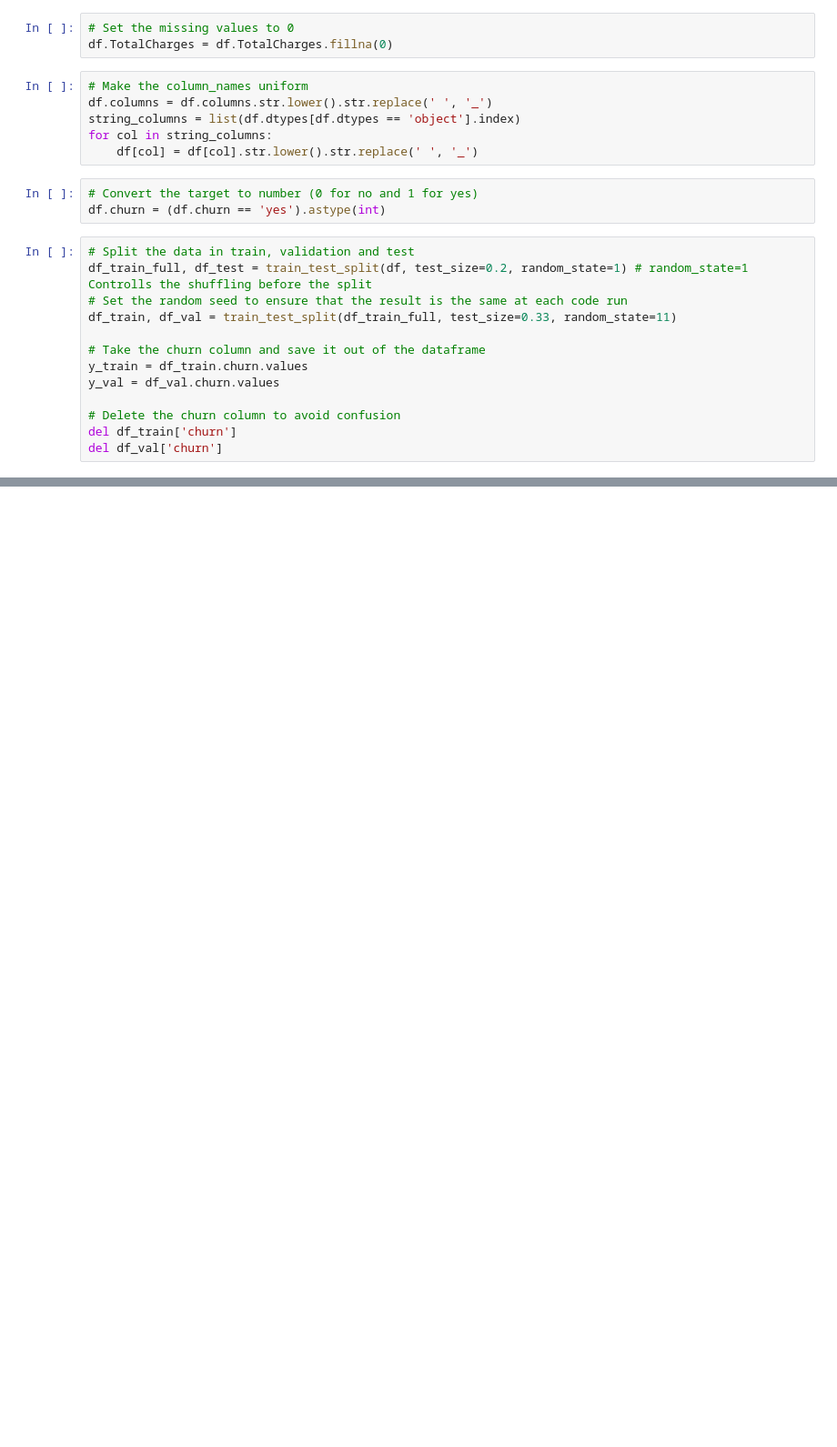
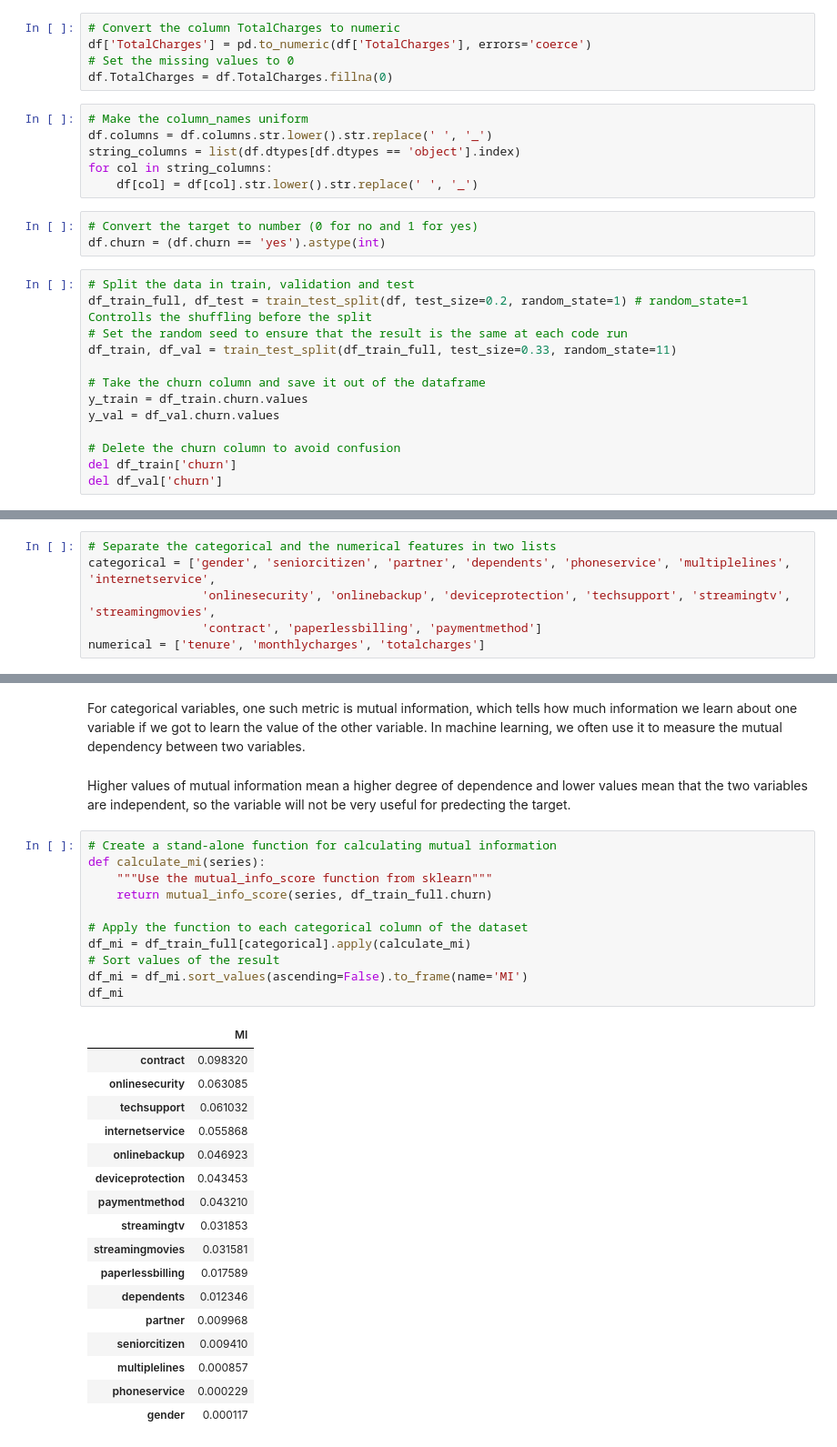
Before and after one commit to said-cs/Telco-Customer-Churn, a Jupyter notebook: JupyterNotebook.ipynb, the cells around one changed output, grey strips where cells are left out. Shown at 91% size. Cells and saved outputs as stored; diff of their text form; blank space fills up the shorter version.

```diff
--- a/JupyterNotebook.ipynb
+++ b/JupyterNotebook.ipynb
@@ -103,6 +104,8 @@ df[total_charegs.isnull()][['customerID', 'TotalCharges']]
 | 6670 | 4075-WKNIU |  |
 | 6754 | 2775-SEFEE |  |
 # %%
+# Convert the column TotalCharges to numeric
+df['TotalCharges'] = pd.to_numeric(df['TotalCharges'], errors='coerce')
 # Set the missing values to 0
 df.TotalCharges = df.TotalCharges.fillna(0)
 # %%
@@ -129,0 +165,6 @@ del df_val['churn']
+# %%
+# Separate the categorical and the numerical features in two lists
+categorical = ['gender', 'seniorcitizen', 'partner', 'dependents', 'phoneservice', 'multiplelines', 'internetservice',
+                'onlinesecurity', 'onlinebackup', 'deviceprotection', 'techsupport', 'streamingtv', 'streamingmovies',
+                'contract', 'paperlessbilling', 'paymentmethod']
+numerical = ['tenure', 'monthlycharges', 'totalcharges']
@@ -129,0 +326,33 @@ del df_val['churn']
+# %% [markdown]
+For categorical variables, one such metric is mutual information, which tells how much information we learn about one variable if we got to learn the value of the other variable. In machine learning, we often use it to measure the mutual dependency between two variables.
+# %% [markdown]
+Higher values of mutual information mean a higher degree of dependence and lower values mean that the two variables are independent, so the variable will not be very useful for predecting the target.
+# %%
+# Create a stand-alone function for calculating mutual information
+def calculate_mi(series):
+    """Use the mutual_info_score function from sklearn"""
+    return mutual_info_score(series, df_train_full.churn)
+
+# Apply the function to each categorical column of the dataset
+df_mi = df_train_full[categorical].apply(calculate_mi)
+# Sort values of the result
+df_mi = df_mi.sort_values(ascending=False).to_frame(name='MI')
+df_mi
+# %% [output]
+|  | MI |
+| contract | 0.098320 |
+| onlinesecurity | 0.063085 |
+| techsupport | 0.061032 |
+| internetservice | 0.055868 |
+| onlinebackup | 0.046923 |
+| deviceprotection | 0.043453 |
+| paymentmethod | 0.043210 |
+| streamingtv | 0.031853 |
+| streamingmovies | 0.031581 |
+| paperlessbilling | 0.017589 |
+| dependents | 0.012346 |
+| partner | 0.009968 |
+| seniorcitizen | 0.009410 |
+| multiplelines | 0.000857 |
+| phoneservice | 0.000229 |
+| gender | 0.000117 |
```
Also changed, not shown: parts of 22 cells of this notebook.
